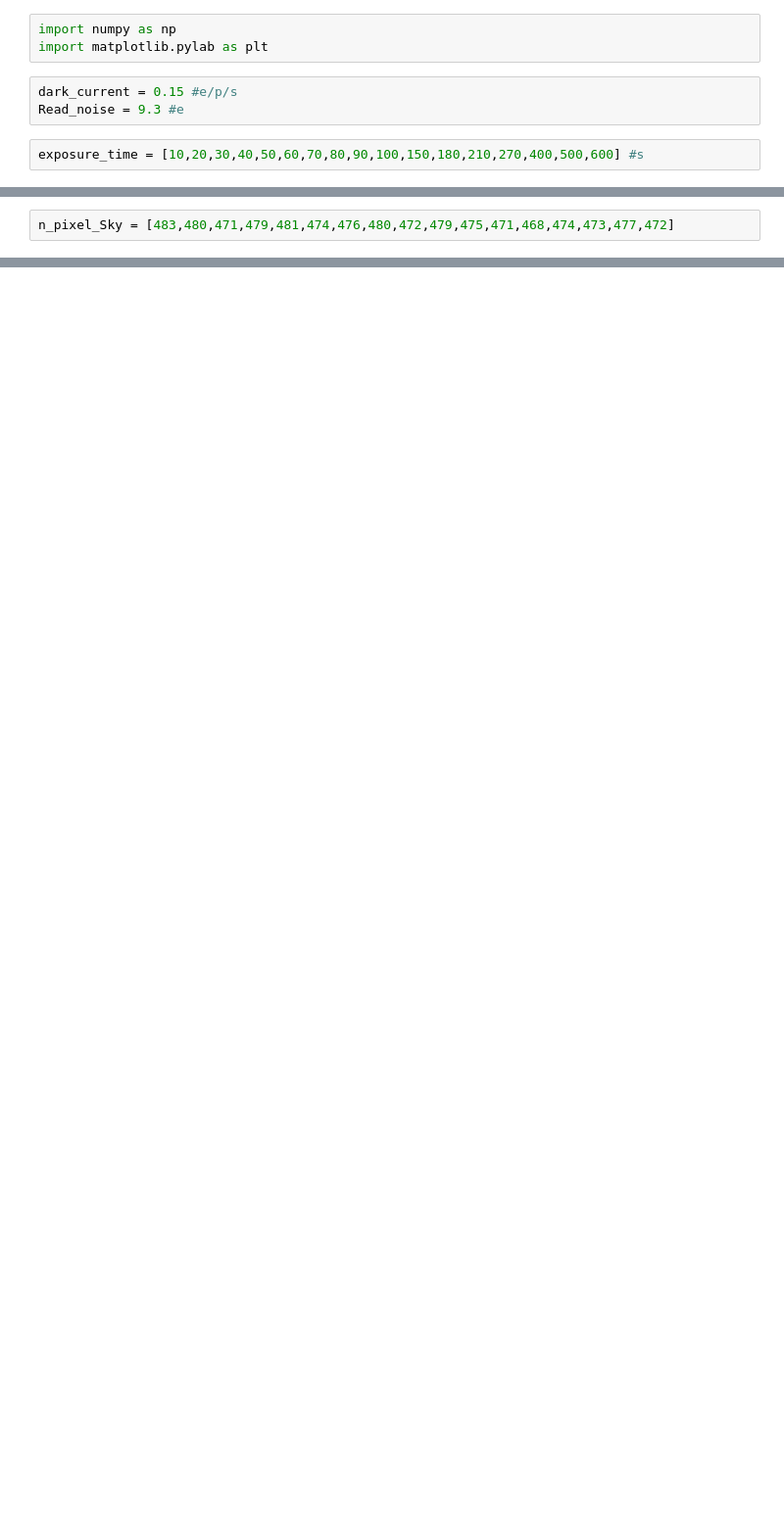
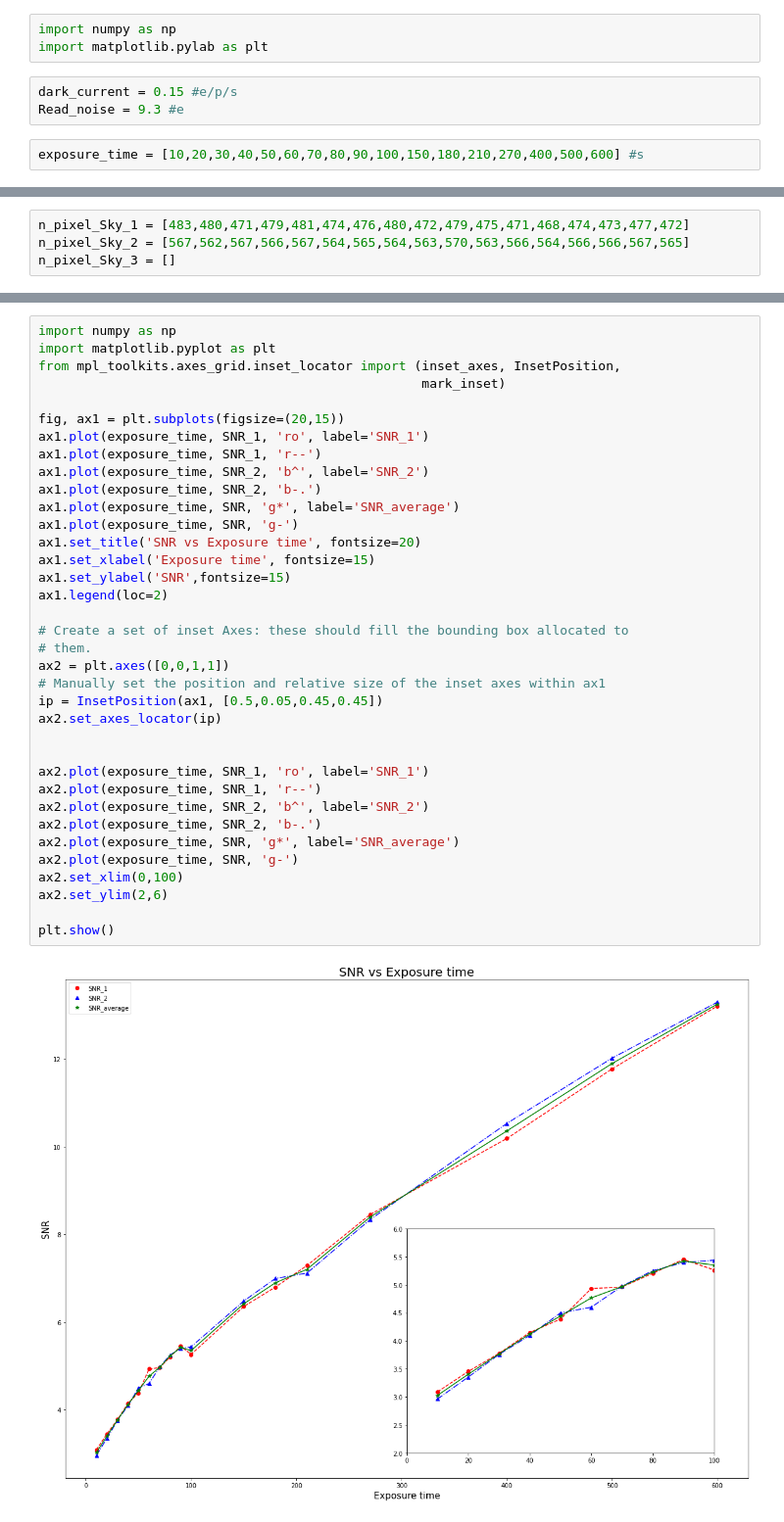
Before and after one commit to halehhajizadeh/SNR-and-Exposure, a Jupyter notebook: SNR_Exposure.ipynb, the cells around one changed output, grey strips where cells are left out. Shown: that part at 98% size. Cells and saved outputs as stored; diff of their text form; blank space fills up the shorter version.

```diff
--- a/SNR_Exposure.ipynb
+++ b/SNR_Exposure.ipynb
@@ -13,3 +17,5 @@ S_source = [1133.91,1332.47,1560.87,1779.71,1964.09,2240.23,2424.95,2642.34,2838
 # %%
-n_pixel_Sky = [483,480,471,479,481,474,476,480,472,479,475,471,468,474,473,477,472]
+n_pixel_Sky_1 = [483,480,471,479,481,474,476,480,472,479,475,471,468,474,473,477,472]
+n_pixel_Sky_2 = [567,562,567,566,567,564,565,564,563,570,563,566,564,566,566,567,565]
+n_pixel_Sky_3 = []
 # %%
@@ -63,0 +79,38 @@ Text(0, 0.5, 'SNR')
+# %%
+import numpy as np
+import matplotlib.pyplot as plt
+from mpl_toolkits.axes_grid.inset_locator import (inset_axes, InsetPosition,
+                                                  mark_inset)
+
+fig, ax1 = plt.subplots(figsize=(20,15))
+ax1.plot(exposure_time, SNR_1, 'ro', label='SNR_1')
+ax1.plot(exposure_time, SNR_1, 'r--')
+ax1.plot(exposure_time, SNR_2, 'b^', label='SNR_2')
+ax1.plot(exposure_time, SNR_2, 'b-.')
+ax1.plot(exposure_time, SNR, 'g*', label='SNR_average')
+ax1.plot(exposure_time, SNR, 'g-')
+ax1.set_title('SNR vs Exposure time', fontsize=20)
+ax1.set_xlabel('Exposure time', fontsize=15)
+ax1.set_ylabel('SNR',fontsize=15)
+ax1.legend(loc=2)
+
+# Create a set of inset Axes: these should fill the bounding box allocated to
+# them.
+ax2 = plt.axes([0,0,1,1])
+# Manually set the position and relative size of the inset axes within ax1
+ip = InsetPosition(ax1, [0.5,0.05,0.45,0.45])
+ax2.set_axes_locator(ip)
+
+
+ax2.plot(exposure_time, SNR_1, 'ro', label='SNR_1')
+ax2.plot(exposure_time, SNR_1, 'r--')
+ax2.plot(exposure_time, SNR_2, 'b^', label='SNR_2')
+ax2.plot(exposure_time, SNR_2, 'b-.')
+ax2.plot(exposure_time, SNR, 'g*', label='SNR_average')
+ax2.plot(exposure_time, SNR, 'g-')
+ax2.set_xlim(0,100)
+ax2.set_ylim(2,6)
+
+plt.show()
+# %% [output]
+[figure, added]
```
Also changed, not shown: parts of 14 cells of this notebook.
